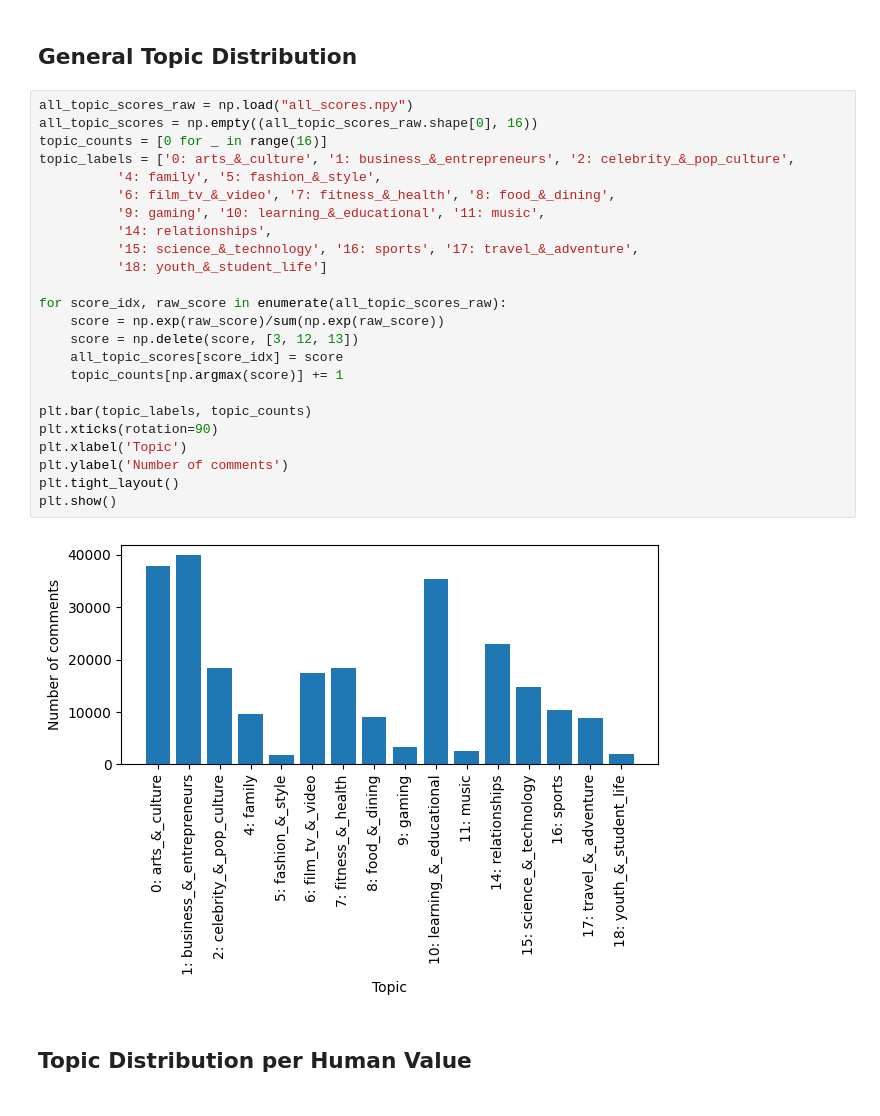
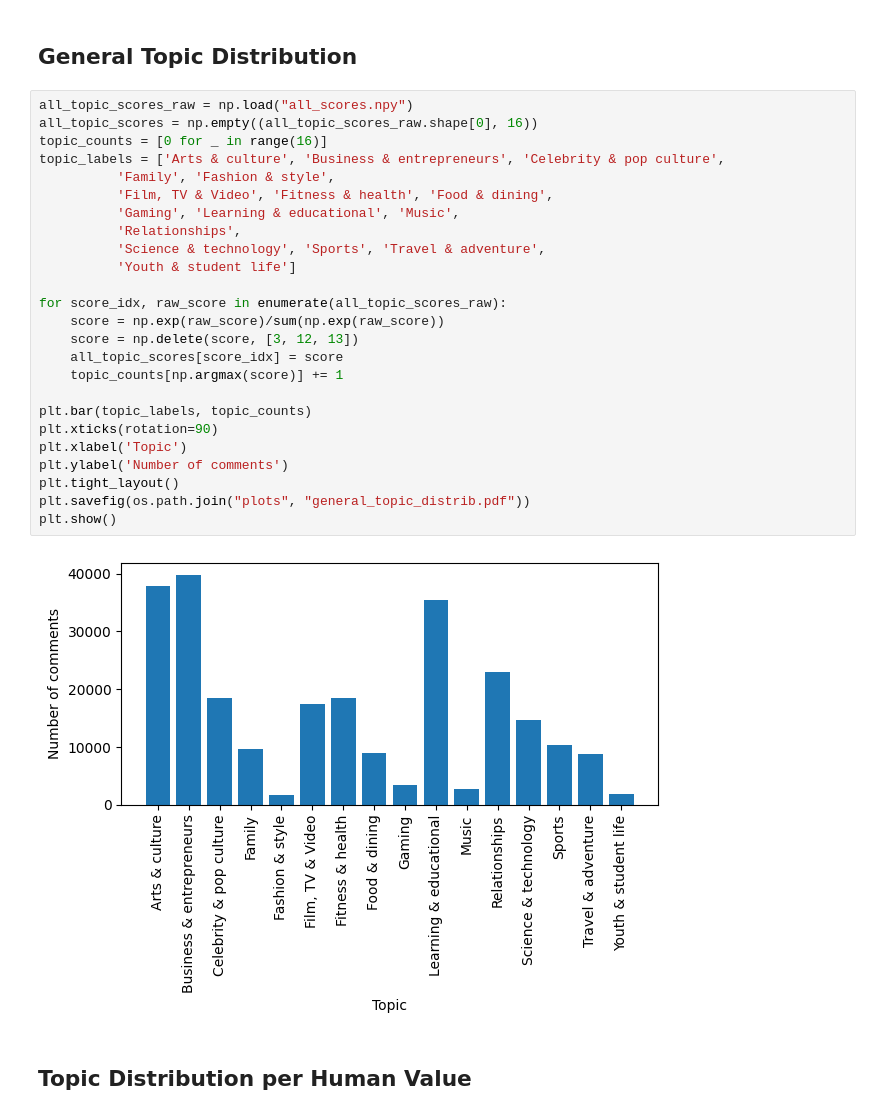
Before and after one commit to Lisa-dk/LTP, a Jupyter notebook: value_topic_analysis.ipynb, the cells around one changed output. Drawn from its saved outputs; the diff is of its cells as text.

Commit message:
Fixed plot labels, saved plots

```diff
--- a/value_topic_analysis.ipynb
+++ b/value_topic_analysis.ipynb
@@ -12,29 +12,30 @@ from scipy.special import expit
 # %%
 all_topic_scores_raw = np.load("all_scores.npy")
 all_topic_scores = np.empty((all_topic_scores_raw.shape[0], 16))
 topic_counts = [0 for _ in range(16)]
-topic_labels = ['0: arts_&_culture', '1: business_&_entrepreneurs', '2: celebrity_&_pop_culture',
-          '4: family', '5: fashion_&_style',
-          '6: film_tv_&_video', '7: fitness_&_health', '8: food_&_dining',
-          '9: gaming', '10: learning_&_educational', '11: music',
-          '14: relationships',
-          '15: science_&_technology', '16: sports', '17: travel_&_adventure',
-          '18: youth_&_student_life']
+topic_labels = ['Arts & culture', 'Business & entrepreneurs', 'Celebrity & pop culture',
+          'Family', 'Fashion & style',
+          'Film, TV & Video', 'Fitness & health', 'Food & dining',
+          'Gaming', 'Learning & educational', 'Music',
+          'Relationships',
+          'Science & technology', 'Sports', 'Travel & adventure',
+          'Youth & student life']
 
 for score_idx, raw_score in enumerate(all_topic_scores_raw):
     score = np.exp(raw_score)/sum(np.exp(raw_score))
     score = np.delete(score, [3, 12, 13])
     all_topic_scores[score_idx] = score
     topic_counts[np.argmax(score)] += 1
 
 plt.bar(topic_labels, topic_counts)
 plt.xticks(rotation=90)
 plt.xlabel('Topic')
 plt.ylabel('Number of comments')
 plt.tight_layout()
+plt.savefig(os.path.join("plots", "general_topic_distrib.pdf"))
 plt.show()
 # %% [output]
-[figure, old version]
+[figure, new version]
 # %% [markdown]
 ## Topic Distribution per Human Value
 # %%
```
Also changed, not shown: parts of 4 cells of this notebook, 27 other files.
